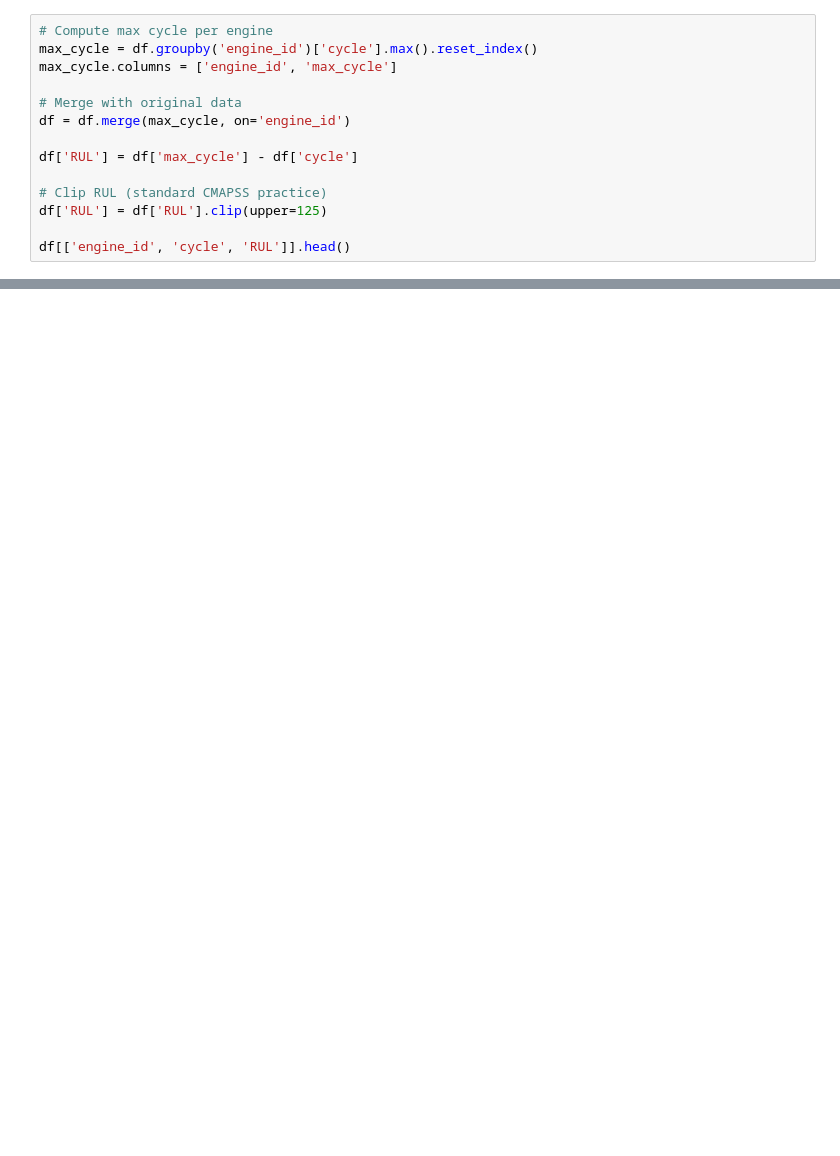
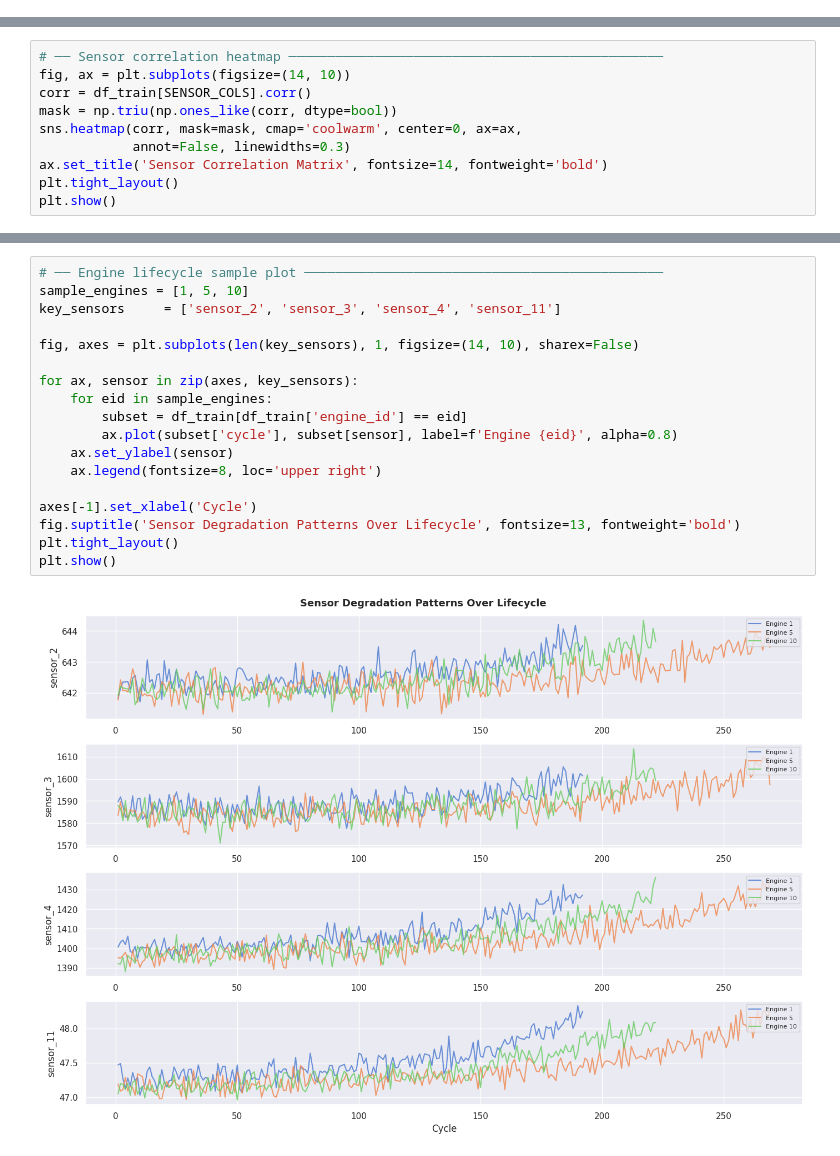
Before and after one commit to chhitanshu-nitk/AI_course_project, a Jupyter notebook: ai_course_project.ipynb, the cells around one changed output, grey strips where cells are left out. Saved outputs shown, nothing was run; the diff lists cells and outputs as text; blank space fills up the shorter version.

```diff
--- a/ai_course_project.ipynb
+++ b/ai_course_project.ipynb
@@ -79,14 +0,0 @@ plt.show()
-# %%
-# Compute max cycle per engine
-max_cycle = df.groupby('engine_id')['cycle'].max().reset_index()
-max_cycle.columns = ['engine_id', 'max_cycle']
-
-# Merge with original data
-df = df.merge(max_cycle, on='engine_id')
-
-df['RUL'] = df['max_cycle'] - df['cycle']
-
-# Clip RUL (standard CMAPSS practice)
-df['RUL'] = df['RUL'].clip(upper=125)
-
-df[['engine_id', 'cycle', 'RUL']].head()
@@ -592,0 +107,10 @@ Files saved successfully!
+# %%
+# ── Sensor correlation heatmap ────────────────────────────────────────────────
+fig, ax = plt.subplots(figsize=(14, 10))
+corr = df_train[SENSOR_COLS].corr()
+mask = np.triu(np.ones_like(corr, dtype=bool))
+sns.heatmap(corr, mask=mask, cmap='coolwarm', center=0, ax=ax,
+            annot=False, linewidths=0.3)
+ax.set_title('Sensor Correlation Matrix', fontsize=14, fontweight='bold')
+plt.tight_layout()
+plt.show()
@@ -592,0 +119,20 @@ Files saved successfully!
+# %%
+# ── Engine lifecycle sample plot ──────────────────────────────────────────────
+sample_engines = [1, 5, 10]
+key_sensors     = ['sensor_2', 'sensor_3', 'sensor_4', 'sensor_11']
+
+fig, axes = plt.subplots(len(key_sensors), 1, figsize=(14, 10), sharex=False)
+
+for ax, sensor in zip(axes, key_sensors):
+    for eid in sample_engines:
+        subset = df_train[df_train['engine_id'] == eid]
+        ax.plot(subset['cycle'], subset[sensor], label=f'Engine {eid}', alpha=0.8)
+    ax.set_ylabel(sensor)
+    ax.legend(fontsize=8, loc='upper right')
+
+axes[-1].set_xlabel('Cycle')
+fig.suptitle('Sensor Degradation Patterns Over Lifecycle', fontsize=13, fontweight='bold')
+plt.tight_layout()
+plt.show()
+# %% [output]
+[figure, added]
```
Also changed, not shown: parts of 84 cells of this notebook.
